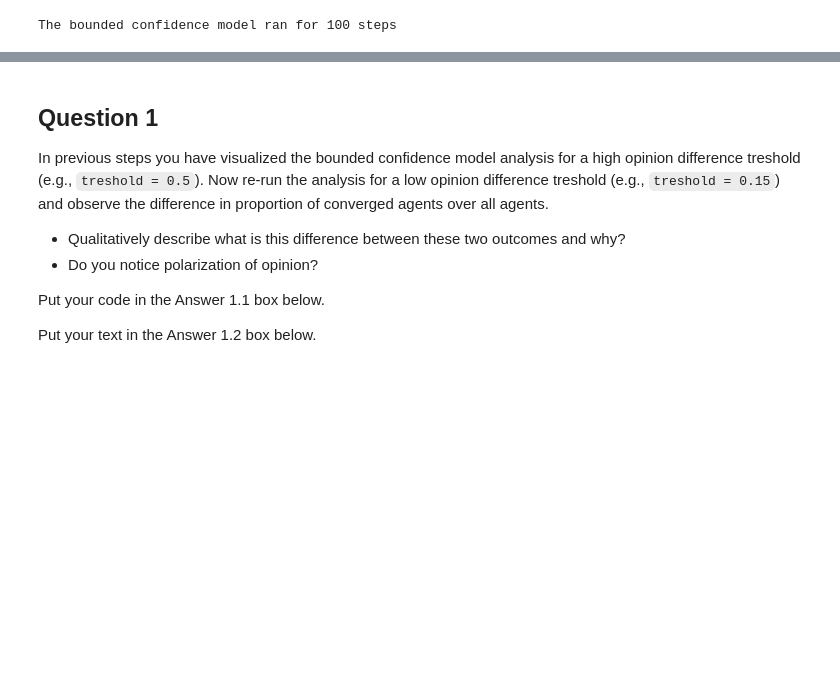
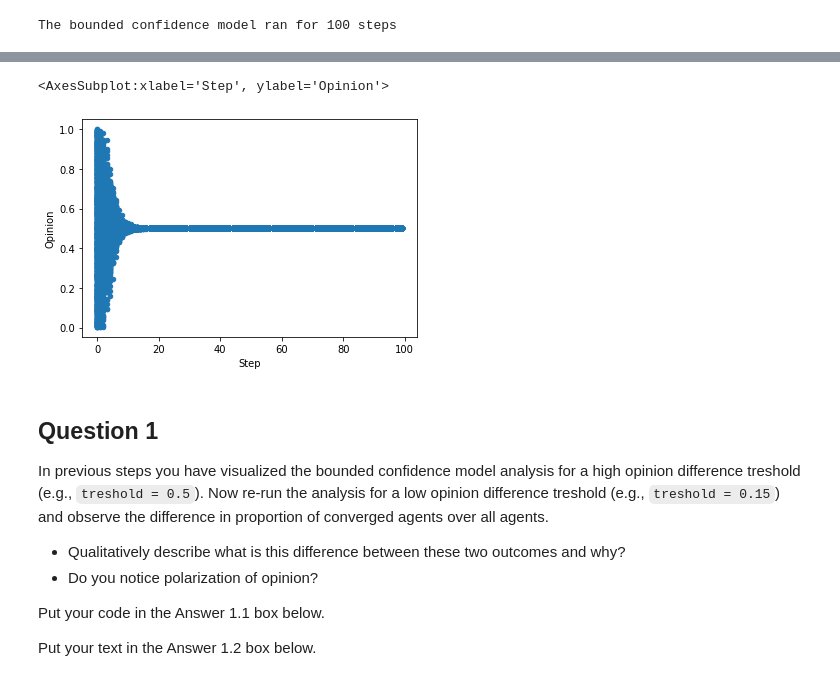
Before and after one commit to dgarcia-eu/ComputationalModellingSocialSystems-Solutions, a Jupyter notebook: Exercise_03/bounded-confidence-handout-solution.ipynb, the cells around one changed output, grey strips where cells are left out. Cells and saved outputs as stored; diff of their text form; code cells hidden in the pictures; blank space fills up the shorter version.

Commit message:
Updated opinions model

```diff
--- a/Exercise_03/bounded-confidence-handout-solution.ipynb
+++ b/Exercise_03/bounded-confidence-handout-solution.ipynb
@@ -105,19 +100,18 @@ from mesa.space import SingleGrid
 # %%
 class BoundedConfidenceAgentBasic(Agent):
 
-    def __init__(self, pos, model, opinion):
+    def __init__(self, unique_id, opinion, model):
         '''
          Create a new bounded confidence agent.
 
          Args:
             unique_id: Unique identifier for the agent
-            opinion: An agent's initially opinion
+            opinion: An agent's initial opinion
         '''
 
-        super().__init__(pos, model)
+        super().__init__(unique_id, model)
 
         # 1 Initialization [Your code here]
-        self.pos = pos
         self.opinion = opinion
 
     def step(self):
@@ -246,7 +205,7 @@ class BoundedConfidenceModelBasic(Model):
 
         # 2 Create agents [Your code here]
         for i in range(self.num_agents):
-            a = BoundedConfidenceAgentBasic(i, self, self.random.random())
+            a = BoundedConfidenceAgentBasic(i, self.random.random(), self)
             self.schedule.add(a)
 
     def step(self):
@@ -323,0 +392,7 @@ server.port = 8529 # The default 8521 - increase the counter as you run the visa
+# %%
+model = BoundedConfidenceModelAnalysis(1000, 0.5, 0.5)# < Add model parameters [Your code here] )
+
+while model.running and model.schedule.steps < 100:
+    model.step()
+
+print('The bounded confidence model ran for {} steps'.format(model.schedule.steps))
@@ -323,0 +410,5 @@ server.port = 8529 # The default 8521 - increase the counter as you run the visa
+# %%
+import pandas as pd
+
+agent_out = model.datacollector.get_agent_vars_dataframe()
+agent_out.head()
@@ -324,3 +423,10 @@ server.port = 8529 # The default 8521 - increase the counter as you run the visa
+# %%
+# Create a scatter plot for the opinion state of all agents over the model steps [Your code here]
+agent_out.reset_index(level='Step', inplace=True)
+agent_out.plot.scatter(x = 'Step', y = 'Opinion')
+# %% [output]
+<AxesSubplot:xlabel='Step', ylabel='Opinion'>
+[figure, added]
 # %% [markdown]
 ## Question 1
 
```
Also changed, not shown: parts of 43 cells of this notebook.
